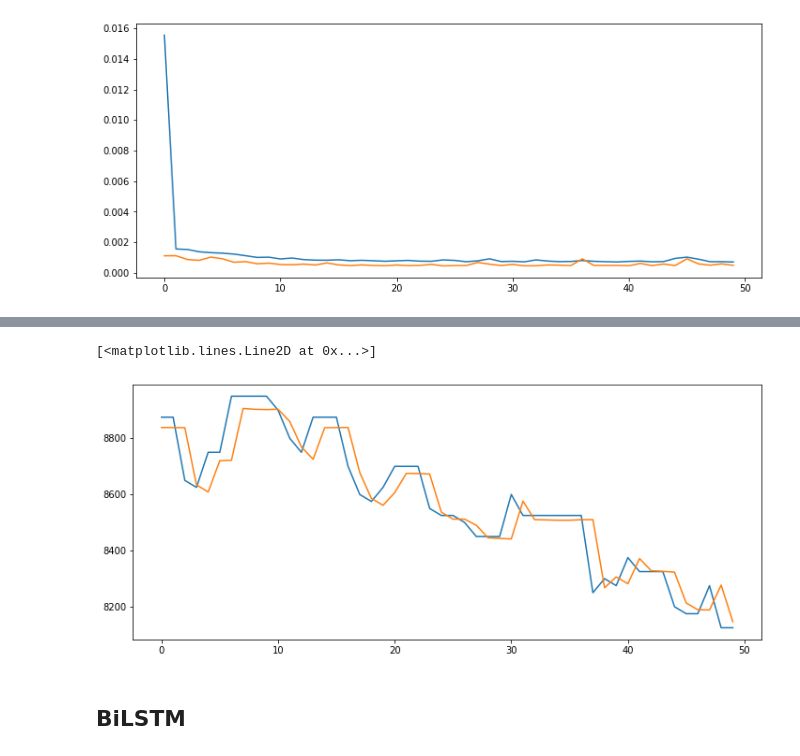
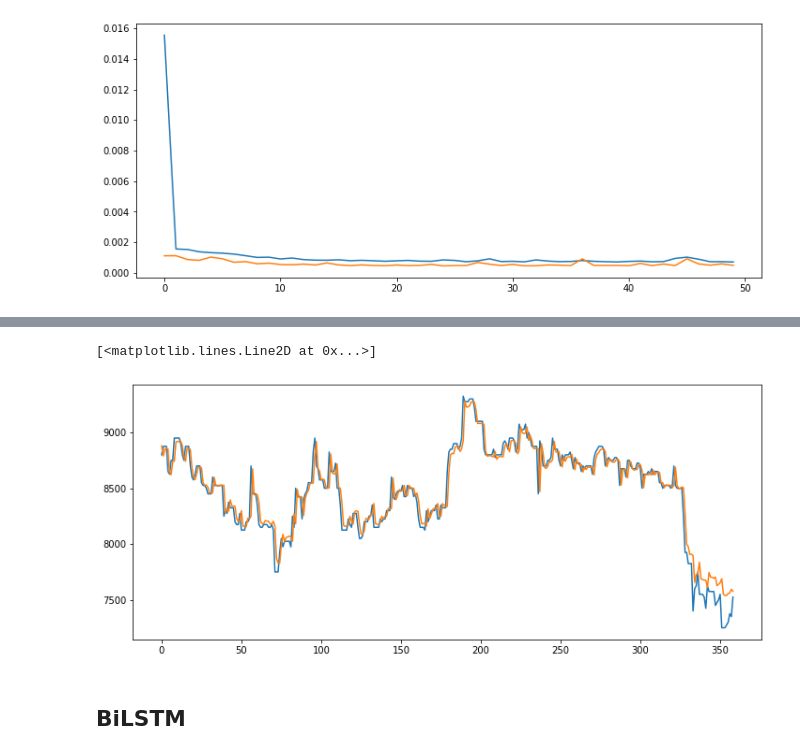
Before and after one commit to IrfanChairurrachman/bachelor-thesis, a Jupyter notebook: TA.ipynb, the cells around one changed output, grey strips where cells are left out. Cells and saved outputs as stored; diff of their text form; code cells hidden in the pictures.

```diff
--- a/TA.ipynb
+++ b/TA.ipynb
@@ -712,3 +713,15 @@ def cnnlstm_builder(hp):
   model.compile(optimizer=keras.optimizers.Adam(learning_rate=hp_learning_rate), loss='mse')
 
   return model
+# %%
+cnntuner = kt.RandomSearch(cnnlstm_builder,
+                     objective='val_loss',
+                     max_trials=15,
+                     seed=42,
+                     executions_per_trial=2,
+                     directory='icbp',
+                     project_name='cnn-lstm'
+                    # # FOR TRAIN ONLY
+                    #  overwrite=True
+                    # # --------------
+                     )
@@ -715,18 +737,4 @@ def cnnlstm_builder(hp):
 # %%
-cnntuner = kt.RandomSearch(cnnlstm_builder,
-                     objective='val_loss',
-                     max_trials=10,
-                     seed=42,
-                     executions_per_trial=2,
-                     directory='icbp',
-                     project_name='cnn-lstm'
-                    # # FOR TRAIN ONLY
-                    #  overwrite=True
-                    # # --------------
-                     )
-
-cnntuner.search(X_train2, y_train2, epochs=50, validation_split=0.2)
-
 # Get the optimal hyperparameters
 best_hps=cnntuner.get_best_hyperparameters(num_trials=1)[0]
 
@@ -788,5 +790,3 @@ Total params: 1,600,897
 Trainable params: 1,600,897
 Non-trainable params: 0
 _________________________________________________________________
-# %%
-historylstmncnn = lstmcnn.fit(X_train2, y_train2, epochs=50, validation_data=(X_test2, y_test2))
@@ -811,13 +792,0 @@ Epoch 50/50
-# %%
-from pandas.core.common import flatten
-lstmcnn = Sequential()
-
-lstmcnn.add(Conv1D(filters=64, kernel_size=2, activation='relu'))
-lstmcnn.add(LSTM(64, activation='relu'))
-# lstmcnn.add(Dense(64, activation='relu'))
-lstmcnn.add(Dense(1))
-
-lstmcnn.compile(loss='mae', optimizer=keras.optimizers.Adam(learning_rate=0.001))
-
-lstmcnn.build(input_shape=(None, 7, 1))
-lstmcnn.summary()
@@ -905,10 +858,10 @@ plt.plot(cnn_train)
 # %%
 plt.figure(figsize=(12,5))
-plt.plot(test_y[:50])
-plt.plot(cnn_test[:50])
+plt.plot(test_y)
+plt.plot(cnn_test)
 # %% [output]
 [<matplotlib.lines.Line2D at 0x...>]
-[figure, old version]
+[figure, new version]
 # %% [markdown]
 ## BiLSTM
 # %% [markdown]
```
Also changed, not shown: parts of 16 cells of this notebook.
